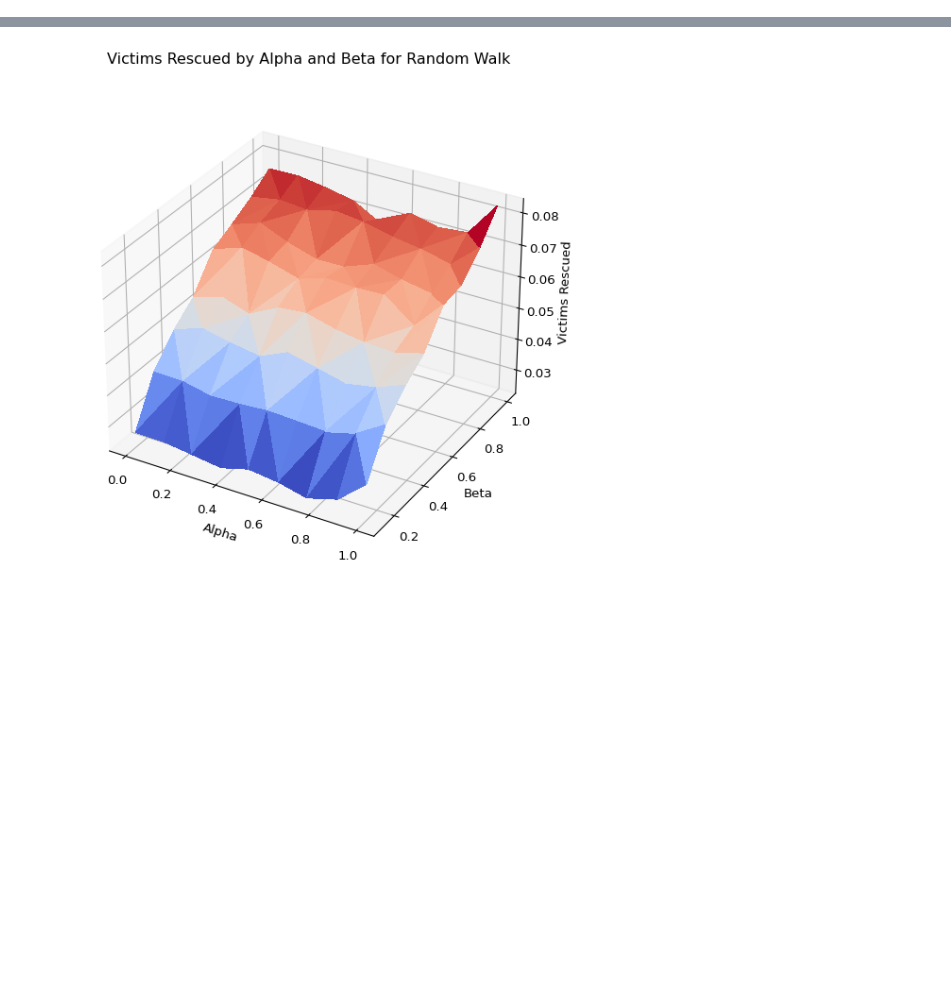
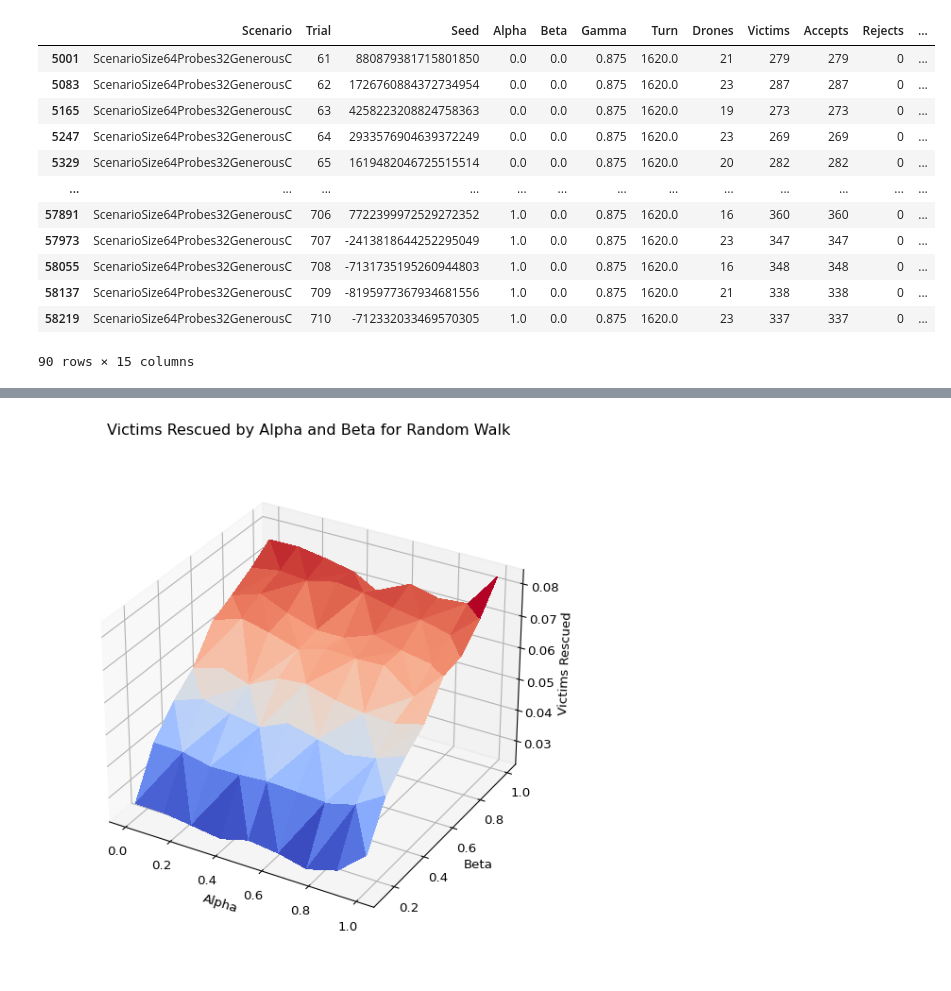
Before and after one commit to isr413/CASSim, a Jupyter notebook: client/notebooks/scenario_analysis-latest.ipynb, the cells around one changed output, grey strips where cells are left out. Cells and saved outputs as stored; diff of their text form; code cells hidden in the pictures; blank space fills up the shorter version.

```diff
--- a/client/notebooks/scenario_analysis-latest.ipynb
+++ b/client/notebooks/scenario_analysis-latest.ipynb
@@ -28,0 +47,16 @@ data_eager_64_32 = pd.read_csv('../logs/parser_ScenarioSize64Probes32EagerC.csv'
+# %%
+data_generous_64_32[(data_generous_64_32["Turn"] == 1620) & (data_generous_64_32["Gamma"] == 0.875)]
+# %% [output]
+|  | Scenario | Trial | Seed | Alpha | Beta | Gamma | Turn | Drones | Victims | Accepts | Rejects | ... |
+| 5001 | ScenarioSize64Probes32GenerousC | 61 | 880879381715801850 | 0.0 | 0.0 | 0.875 | 1620.0 | 21 | 279 | 279 | 0 | ... |
+| 5083 | ScenarioSize64Probes32GenerousC | 62 | 1726760884372734954 | 0.0 | 0.0 | 0.875 | 1620.0 | 23 | 287 | 287 | 0 | ... |
+| 5165 | ScenarioSize64Probes32GenerousC | 63 | 4258223208824758363 | 0.0 | 0.0 | 0.875 | 1620.0 | 19 | 273 | 273 | 0 | ... |
+| 5247 | ScenarioSize64Probes32GenerousC | 64 | 2933576904639372249 | 0.0 | 0.0 | 0.875 | 1620.0 | 23 | 269 | 269 | 0 | ... |
+| 5329 | ScenarioSize64Probes32GenerousC | 65 | 1619482046725515514 | 0.0 | 0.0 | 0.875 | 1620.0 | 20 | 282 | 282 | 0 | ... |
+| ... | ... | ... | ... | ... | ... | ... | ... | ... | ... | ... | ... | ... |
+| 57891 | ScenarioSize64Probes32GenerousC | 706 | 7722399972529272352 | 1.0 | 0.0 | 0.875 | 1620.0 | 16 | 360 | 360 | 0 | ... |
+| 57973 | ScenarioSize64Probes32GenerousC | 707 | -2413818644252295049 | 1.0 | 0.0 | 0.875 | 1620.0 | 23 | 347 | 347 | 0 | ... |
+| 58055 | ScenarioSize64Probes32GenerousC | 708 | -7131735195260944803 | 1.0 | 0.0 | 0.875 | 1620.0 | 16 | 348 | 348 | 0 | ... |
+| 58137 | ScenarioSize64Probes32GenerousC | 709 | -8195977367934681556 | 1.0 | 0.0 | 0.875 | 1620.0 | 21 | 338 | 338 | 0 | ... |
+| 58219 | ScenarioSize64Probes32GenerousC | 710 | -712332033469570305 | 1.0 | 0.0 | 0.875 | 1620.0 | 23 | 337 | 337 | 0 | ... |
+90 rows × 15 columns
```
Also changed, not shown: parts of 12 cells of this notebook, 2 other files.
